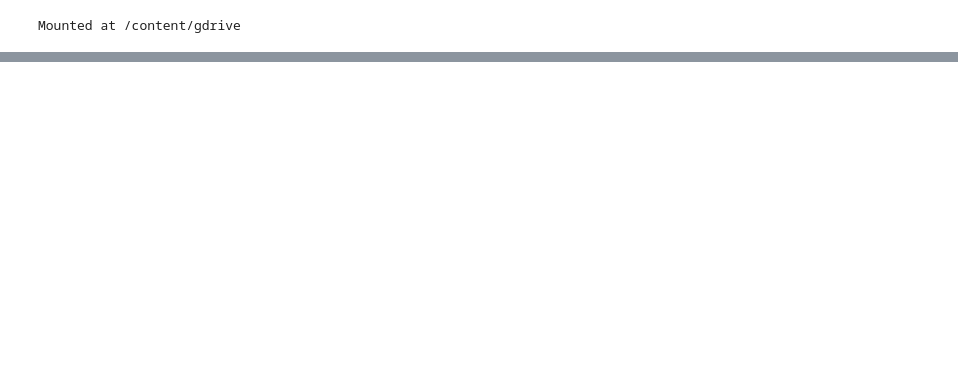
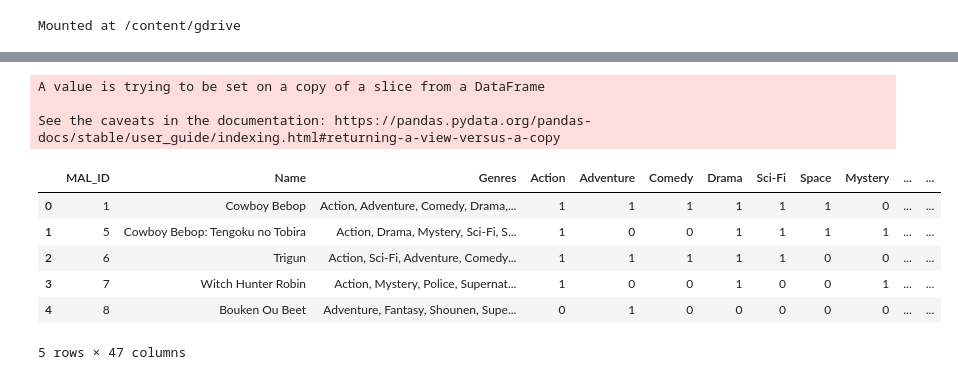
Before and after one commit to el-thobhy/Recommendation-system, a Jupyter notebook: Recommendation_System.ipynb, the cells around one changed output, grey strips where cells are left out. Drawn from its saved outputs; the diff is of its cells as text; code cells hidden in the pictures; blank space fills up the shorter version.

Commit message:
penggabungan data

```diff
--- a/Recommendation_System.ipynb
+++ b/Recommendation_System.ipynb
@@ -39,0 +106,3 @@ Downloading anime-recommendations-database.zip to /content
+# %%
+df_anime = df_anime[['MAL_ID', 'Name', 'Genres']]
+df_anime.head()
@@ -39,0 +156,3 @@ Downloading anime-recommendations-database.zip to /content
+# %%
+df_anime_clean = df_anime.dropna()
+df_anime_clean.isnull().sum()
@@ -39,0 +195,8 @@ Downloading anime-recommendations-database.zip to /content
+# %%
+anime_genre = df_anime_clean.copy()
+genres = []
+for i in range(len(df_anime_clean.Genres)):
+    for x in df_anime_clean.Genres[i].split(', '):
+        if x not in genres:
+            genres.append(x)
+genres
@@ -39,0 +221,20 @@ Downloading anime-recommendations-database.zip to /content
+# %%
+for x in genres:
+    anime_genre[x] = 0
+
+for i in range(len(df_anime_clean.Genres)):
+    for x in df_anime_clean.Genres[i].split(', '):
+        anime_genre[x][i]=1
+
+anime_genre.head()
+# %% [output]
+A value is trying to be set on a copy of a slice from a DataFrame
+
+See the caveats in the documentation: https://pandas.pydata.org/pandas-docs/stable/user_guide/indexing.html#returning-a-view-versus-a-copy
+|  | MAL_ID | Name | Genres | Action | Adventure | Comedy | Drama | Sci-Fi | Space | Mystery | ... | ... |
+| 0 | 1 | Cowboy Bebop | Action, Adventure, Comedy, Drama,... | 1 | 1 | 1 | 1 | 1 | 1 | 0 | ... | ... |
+| 1 | 5 | Cowboy Bebop: Tengoku no Tobira | Action, Drama, Mystery, Sci-Fi, S... | 1 | 0 | 0 | 1 | 1 | 1 | 1 | ... | ... |
+| 2 | 6 | Trigun | Action, Sci-Fi, Adventure, Comedy... | 1 | 1 | 1 | 1 | 1 | 0 | 0 | ... | ... |
+| 3 | 7 | Witch Hunter Robin | Action, Mystery, Police, Supernat... | 1 | 0 | 0 | 1 | 0 | 0 | 1 | ... | ... |
+| 4 | 8 | Bouken Ou Beet | Adventure, Fantasy, Shounen, Supe... | 0 | 1 | 0 | 0 | 0 | 0 | 0 | ... | ... |
+5 rows × 47 columns
```
Also changed, not shown: parts of 32 cells of this notebook.
